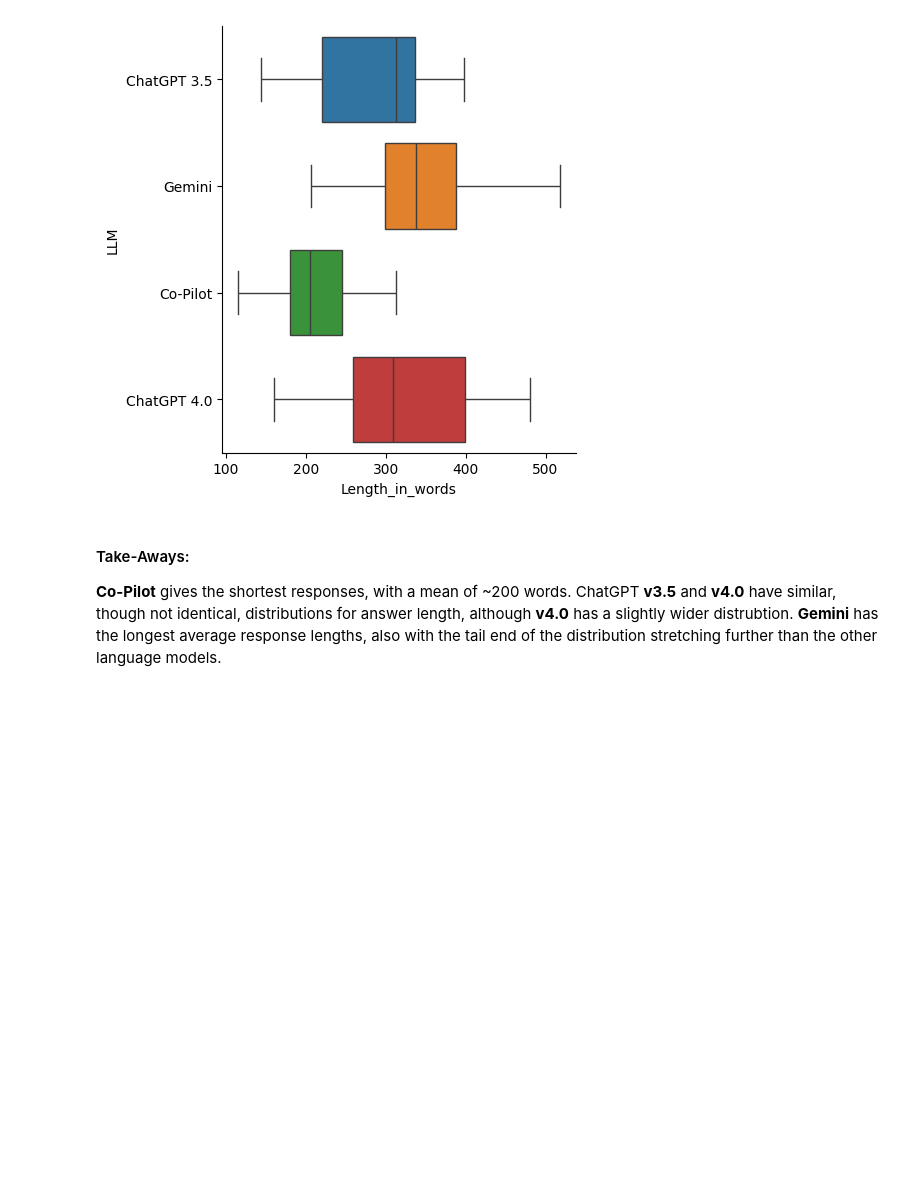
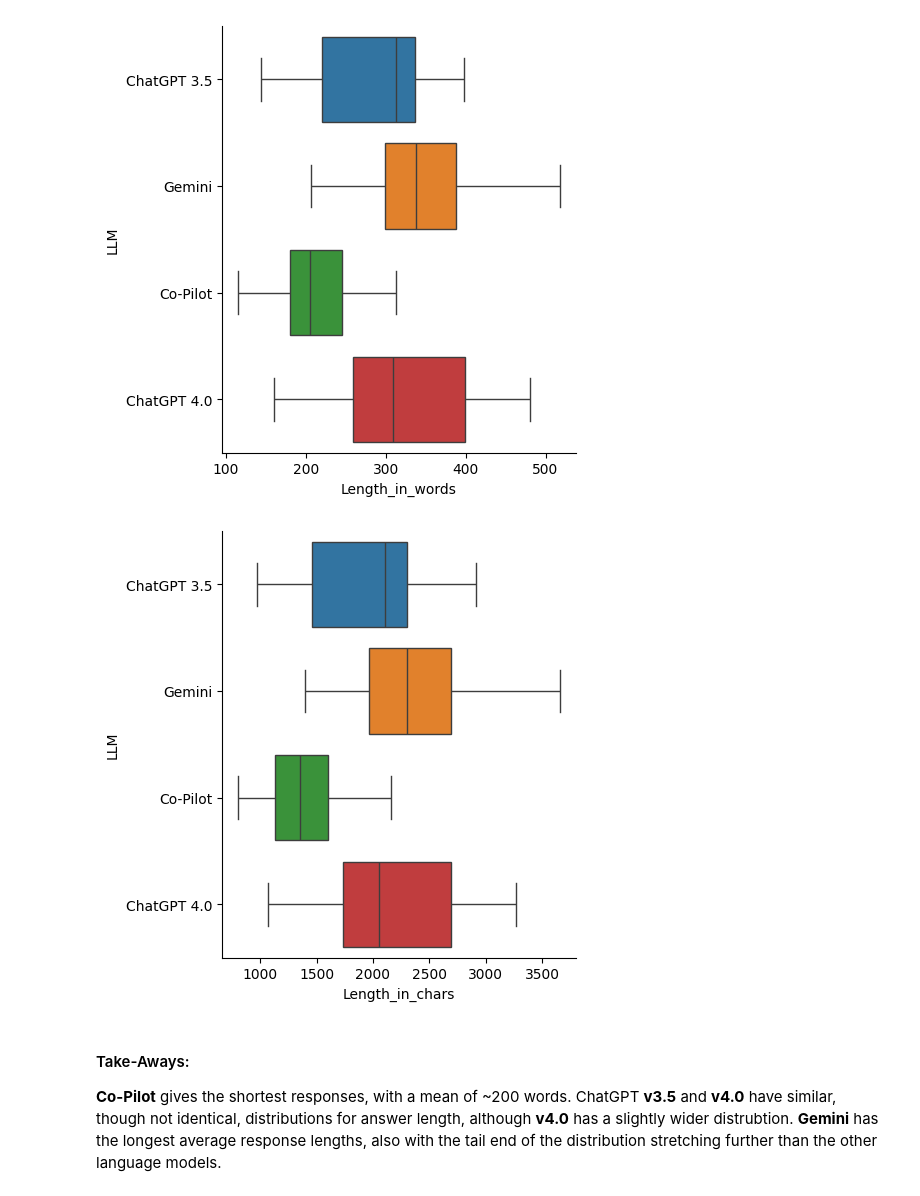
Before and after one commit to hclent/temp, a Jupyter notebook: LLM_for_BCC.ipynb, the cells around one changed output. Drawn from its saved outputs; the diff is of its cells as text; code cells hidden in the pictures; blank space fills up the shorter version.

```diff
--- a/LLM_for_BCC.ipynb
+++ b/LLM_for_BCC.ipynb
@@ -52,6 +55,25 @@ def plot_lengths(df):
 plot_lengths(df)
 # %% [output]
 [figure]
+# %%
+def plot_chars(df):
+    #https://seaborn.pydata.org/tutorial/distributions.html
+    gpt_lengths =  [len(x) for x in list(df["ChatGPT 3.5"])]
+    gemini_lengths = [len(x) for x in list(df["Gemini"])]
+    copilot_lengths = [len(x) for x in list(df["Co-Pilot"])]
+    gpt4_lengths =  [len(x) for x in list(df["ChatGPT 4.0"])]
+
+    lengths = gpt_lengths + gemini_lengths + copilot_lengths + gpt4_lengths
+    models = ["ChatGPT 3.5" for x in gpt_lengths] + ["Gemini" for x in gemini_lengths] + ["Co-Pilot" for x in copilot_lengths] + ["ChatGPT 4.0" for x in gpt4_lengths]
+
+    data = {"Length_in_chars": lengths, "LLM": models}
+    df2 = pd.DataFrame.from_dict(data)
+    #sns.displot(df2, x="Length_in_words", hue="LLM", multiple="dodge")
+    sns.catplot(data=df2, x="Length_in_chars", y="LLM", kind="box", hue="LLM")
+
+plot_chars(df)
+# %% [output]
+[figure, added]
 # %% [markdown]
 #### Take-Aways:
 
```
Also changed, not shown: parts of 13 cells of this notebook.
